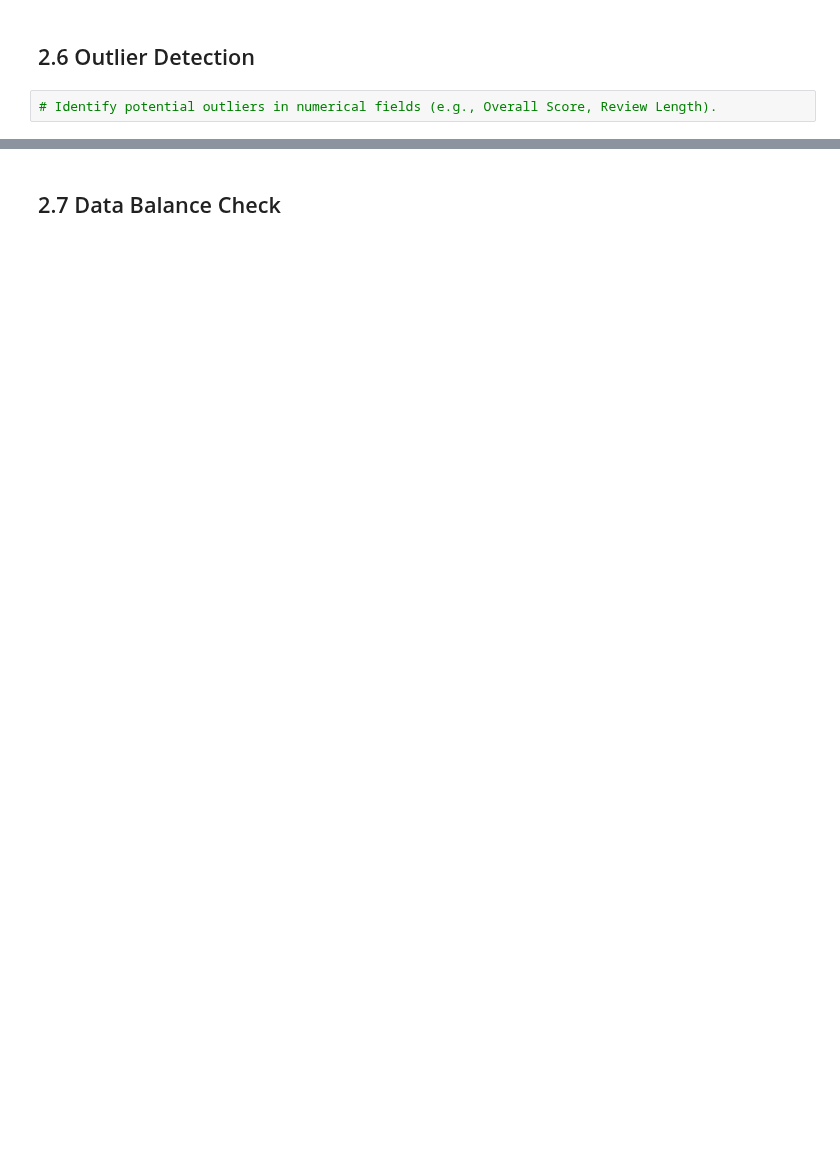
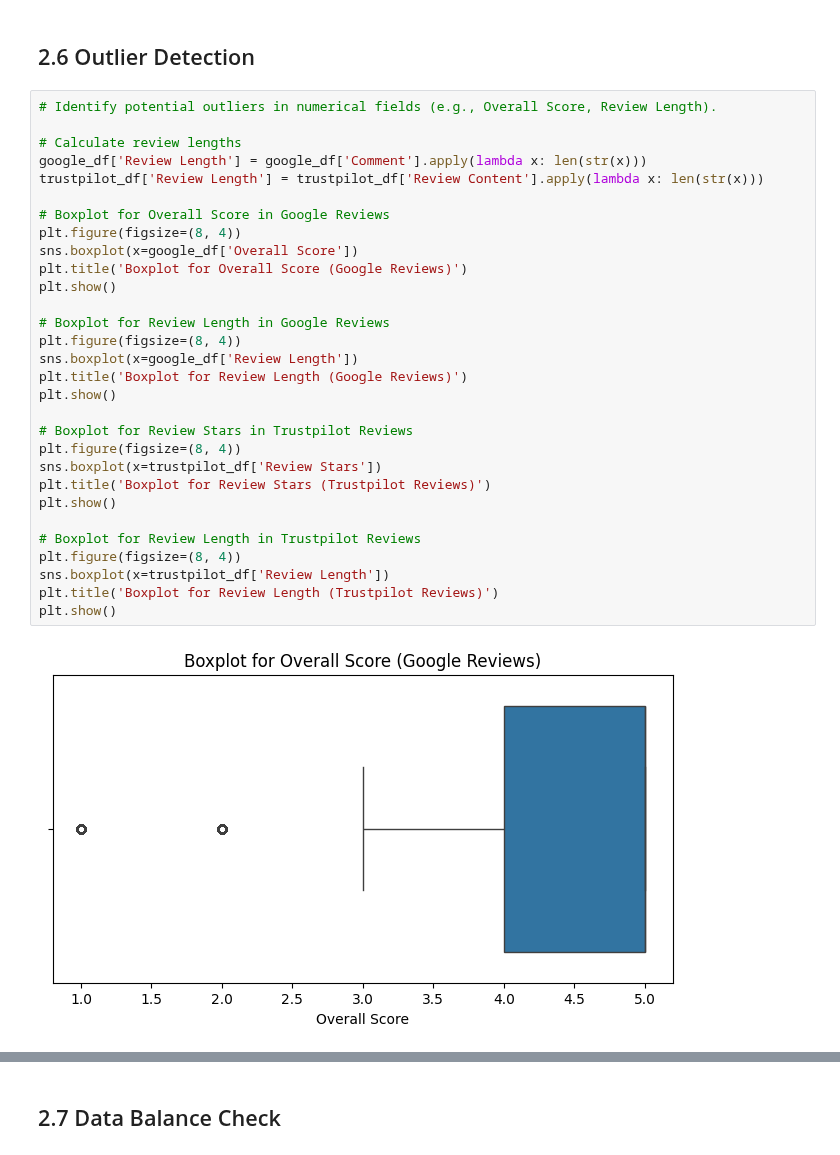
Before and after one commit to sheldonkemper/portfolio, a Jupyter notebook: KEMPER_SHELDON_CAM_C301_Week_4and5_Topic_project.ipynb, the cells around one changed output, grey strips where cells are left out. Drawn from its saved outputs; the diff is of its cells as text; blank space fills up the shorter version.

```diff
--- a/KEMPER_SHELDON_CAM_C301_Week_4and5_Topic_project.ipynb
+++ b/KEMPER_SHELDON_CAM_C301_Week_4and5_Topic_project.ipynb
@@ -238,4 +581,34 @@ todo
 # %% [markdown]
 ## 2.6 Outlier Detection
-# %%
-# Identify potential outliers in numerical fields (e.g., Overall Score, Review Length).
+# %%
+# Identify potential outliers in numerical fields (e.g., Overall Score, Review Length).
+
+# Calculate review lengths
+google_df['Review Length'] = google_df['Comment'].apply(lambda x: len(str(x)))
+trustpilot_df['Review Length'] = trustpilot_df['Review Content'].apply(lambda x: len(str(x)))
+
+# Boxplot for Overall Score in Google Reviews
+plt.figure(figsize=(8, 4))
+sns.boxplot(x=google_df['Overall Score'])
+plt.title('Boxplot for Overall Score (Google Reviews)')
+plt.show()
+
+# Boxplot for Review Length in Google Reviews
+plt.figure(figsize=(8, 4))
+sns.boxplot(x=google_df['Review Length'])
+plt.title('Boxplot for Review Length (Google Reviews)')
+plt.show()
+
+# Boxplot for Review Stars in Trustpilot Reviews
+plt.figure(figsize=(8, 4))
+sns.boxplot(x=trustpilot_df['Review Stars'])
+plt.title('Boxplot for Review Stars (Trustpilot Reviews)')
+plt.show()
+
+# Boxplot for Review Length in Trustpilot Reviews
+plt.figure(figsize=(8, 4))
+sns.boxplot(x=trustpilot_df['Review Length'])
+plt.title('Boxplot for Review Length (Trustpilot Reviews)')
+plt.show()
+# %% [output]
+[figure, added]
```
Also changed, not shown: parts of 39 cells of this notebook.
